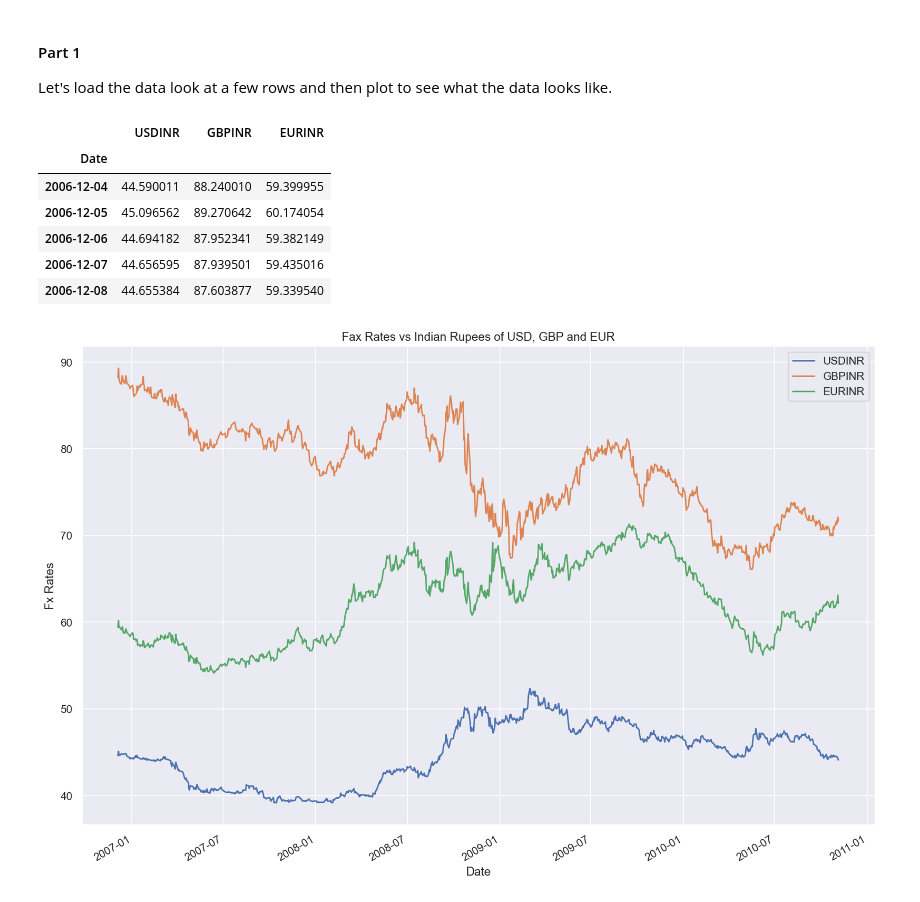
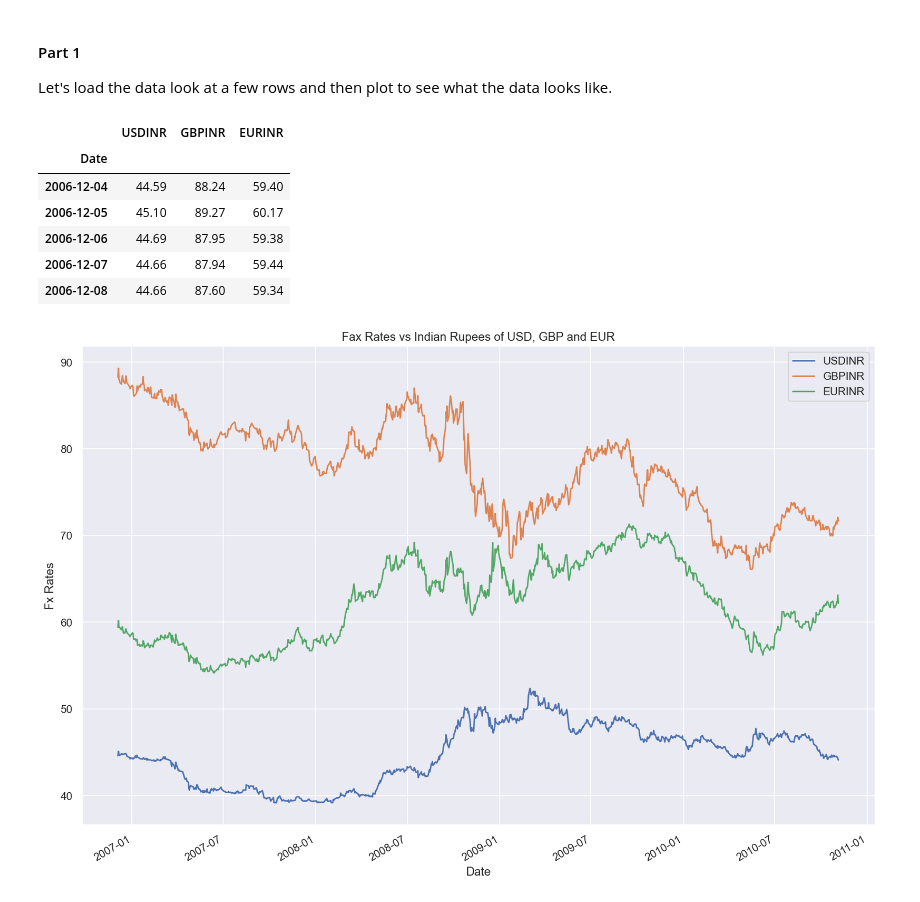
Before and after one commit to NehrenD/algo_trading_and_quant_strategies, a Jupyter notebook: exercises/chapter2_solutions.ipynb, the cells around one changed output. Drawn from its saved outputs; the diff is of its cells as text; code cells hidden in the pictures.

```diff
--- a/exercises/chapter2_solutions.ipynb
+++ b/exercises/chapter2_solutions.ipynb
@@ -47,15 +47,15 @@ Let's load the data look at a few rows and then plot to see what the data looks
 # %%
 fx_prices = pd.read_csv('../datasets/exchange_rates_1.csv',index_col='Date',parse_dates=['Date'])
 fx_prices.columns = ['USDINR','GBPINR','EURINR']
-fx_prices.head()
+fx_prices.round(2).head()
 # %% [output]
 |  | USDINR | GBPINR | EURINR |
 | Date |  |  |  |
-| 2006-12-04 | 44.590011 | 88.240010 | 59.399955 |
-| 2006-12-05 | 45.096562 | 89.270642 | 60.174054 |
-| 2006-12-06 | 44.694182 | 87.952341 | 59.382149 |
-| 2006-12-07 | 44.656595 | 87.939501 | 59.435016 |
-| 2006-12-08 | 44.655384 | 87.603877 | 59.339540 |
+| 2006-12-04 | 44.59 | 88.24 | 59.40 |
+| 2006-12-05 | 45.10 | 89.27 | 60.17 |
+| 2006-12-06 | 44.69 | 87.95 | 59.38 |
+| 2006-12-07 | 44.66 | 87.94 | 59.44 |
+| 2006-12-08 | 44.66 | 87.60 | 59.34 |
 # %%
 fig,ax = plt.subplots(figsize=(12,8))
 _ = fx_prices.plot(ax = ax)
```
Also changed, not shown: parts of 4 cells of this notebook.
